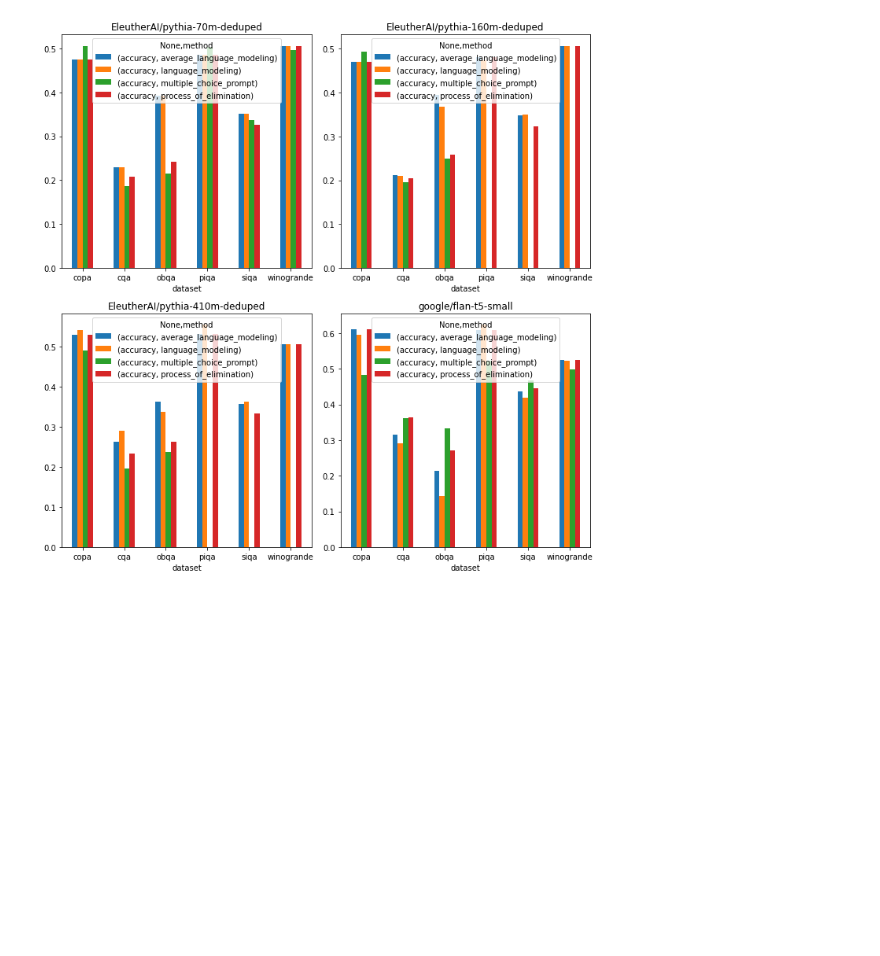
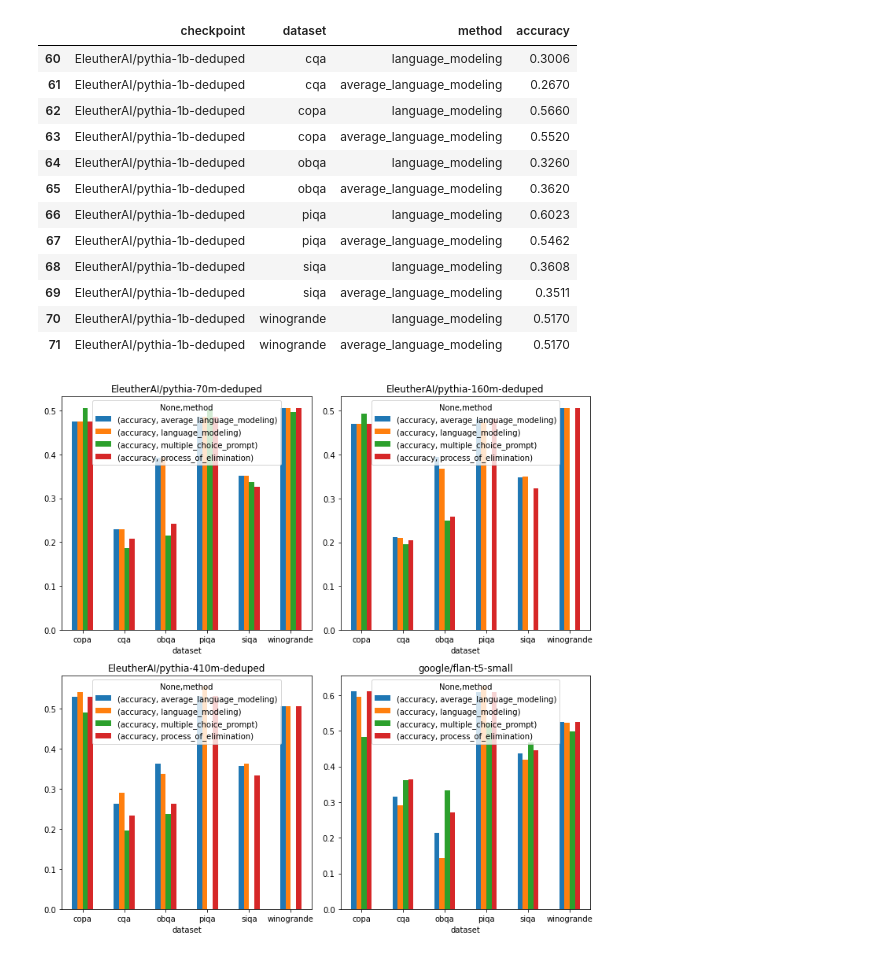
Before and after one commit to KasMasVan/csr_exp_resource_index, a Jupyter notebook: results/process.ipynb, the cells around one changed output. Saved outputs shown, nothing was run; the diff lists cells and outputs as text; code cells hidden in the pictures; blank space fills up the shorter version.

```diff
--- a/results/process.ipynb
+++ b/results/process.ipynb
@@ -22,6 +22,23 @@ mcp_df = process(mcp_df)
 poe_df = process(poe_df)
 # concatenate the three dataframes
 df = pd.concat([lm_df, mcp_df, poe_df])
+# %%
+pythia_df = df[df['checkpoint'].str.startswith("EleutherAI")]
+pythia_df[pythia_df['checkpoint'] == "EleutherAI/pythia-1b-deduped"]
+# %% [output]
+|  | checkpoint | dataset | method | accuracy |
+| 60 | EleutherAI/pythia-1b-deduped | cqa | language_modeling | 0.3006 |
+| 61 | EleutherAI/pythia-1b-deduped | cqa | average_language_modeling | 0.2670 |
+| 62 | EleutherAI/pythia-1b-deduped | copa | language_modeling | 0.5660 |
+| 63 | EleutherAI/pythia-1b-deduped | copa | average_language_modeling | 0.5520 |
+| 64 | EleutherAI/pythia-1b-deduped | obqa | language_modeling | 0.3260 |
+| 65 | EleutherAI/pythia-1b-deduped | obqa | average_language_modeling | 0.3620 |
+| 66 | EleutherAI/pythia-1b-deduped | piqa | language_modeling | 0.6023 |
+| 67 | EleutherAI/pythia-1b-deduped | piqa | average_language_modeling | 0.5462 |
+| 68 | EleutherAI/pythia-1b-deduped | siqa | language_modeling | 0.3608 |
+| 69 | EleutherAI/pythia-1b-deduped | siqa | average_language_modeling | 0.3511 |
+| 70 | EleutherAI/pythia-1b-deduped | winogrande | language_modeling | 0.5170 |
+| 71 | EleutherAI/pythia-1b-deduped | winogrande | average_language_modeling | 0.5170 |
 # %%
 # to do
 # 2. (optional) plot confidence interval
```
Also changed, not shown: 1 other file.
